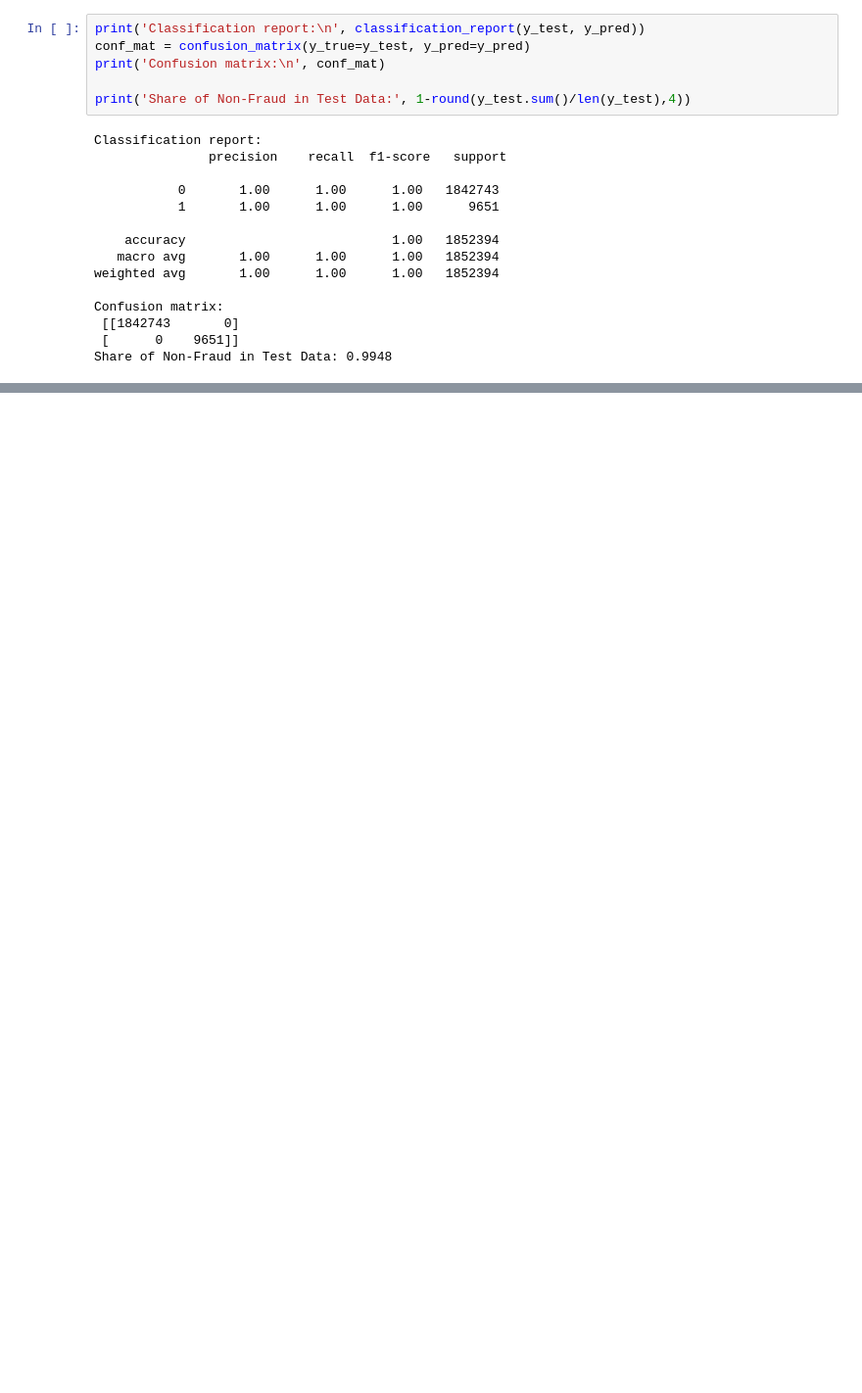
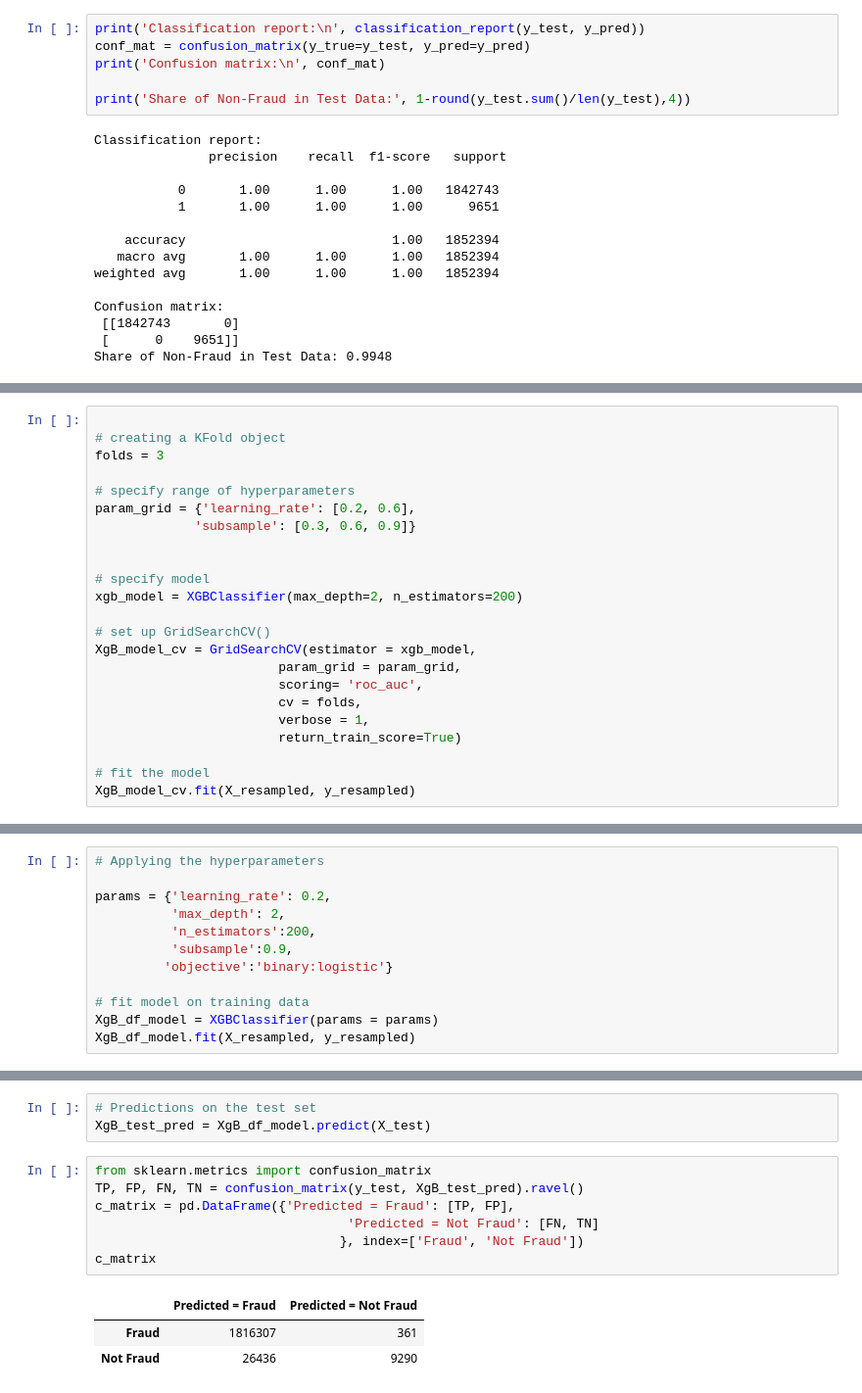
Before and after one commit to sabheen9/Capstone2-Credit-Card-Fraud-Detection, a Jupyter notebook: Credit Card Fraud Detection/notebooks/Modeling.ipynb, the cells around one changed output, grey strips where cells are left out. Shown at 98% size. Saved outputs shown, nothing was run; the diff lists cells and outputs as text; blank space fills up the shorter version.

```diff
--- a/Credit Card Fraud Detection/notebooks/Modeling.ipynb
+++ b/Credit Card Fraud Detection/notebooks/Modeling.ipynb
@@ -161,0 +173,23 @@ Share of Non-Fraud in Test Data: 0.9948
+# %%
+
+# creating a KFold object
+folds = 3
+
+# specify range of hyperparameters
+param_grid = {'learning_rate': [0.2, 0.6],
+             'subsample': [0.3, 0.6, 0.9]}
+
+
+# specify model
+xgb_model = XGBClassifier(max_depth=2, n_estimators=200)
+
+# set up GridSearchCV()
+XgB_model_cv = GridSearchCV(estimator = xgb_model,
+                        param_grid = param_grid,
+                        scoring= 'roc_auc',
+                        cv = folds,
+                        verbose = 1,
+                        return_train_score=True)
+
+# fit the model
+XgB_model_cv.fit(X_resampled, y_resampled)
@@ -161,0 +219,12 @@ Share of Non-Fraud in Test Data: 0.9948
+# %%
+# Applying the hyperparameters
+
+params = {'learning_rate': 0.2,
+          'max_depth': 2,
+          'n_estimators':200,
+          'subsample':0.9,
+         'objective':'binary:logistic'}
+
+# fit model on training data
+XgB_df_model = XGBClassifier(params = params)
+XgB_df_model.fit(X_resampled, y_resampled)
@@ -161,0 +247,14 @@ Share of Non-Fraud in Test Data: 0.9948
+# %%
+# Predictions on the test set
+XgB_test_pred = XgB_df_model.predict(X_test)
+# %%
+from sklearn.metrics import confusion_matrix
+TP, FP, FN, TN = confusion_matrix(y_test, XgB_test_pred).ravel()
+c_matrix = pd.DataFrame({'Predicted = Fraud': [TP, FP],
+                                 'Predicted = Not Fraud': [FN, TN]
+                                }, index=['Fraud', 'Not Fraud'])
+c_matrix
+# %% [output]
+|  | Predicted = Fraud | Predicted = Not Fraud |
+| Fraud | 1816307 | 361 |
+| Not Fraud | 26436 | 9290 |
```
Also changed, not shown: parts of 24 cells of this notebook.
